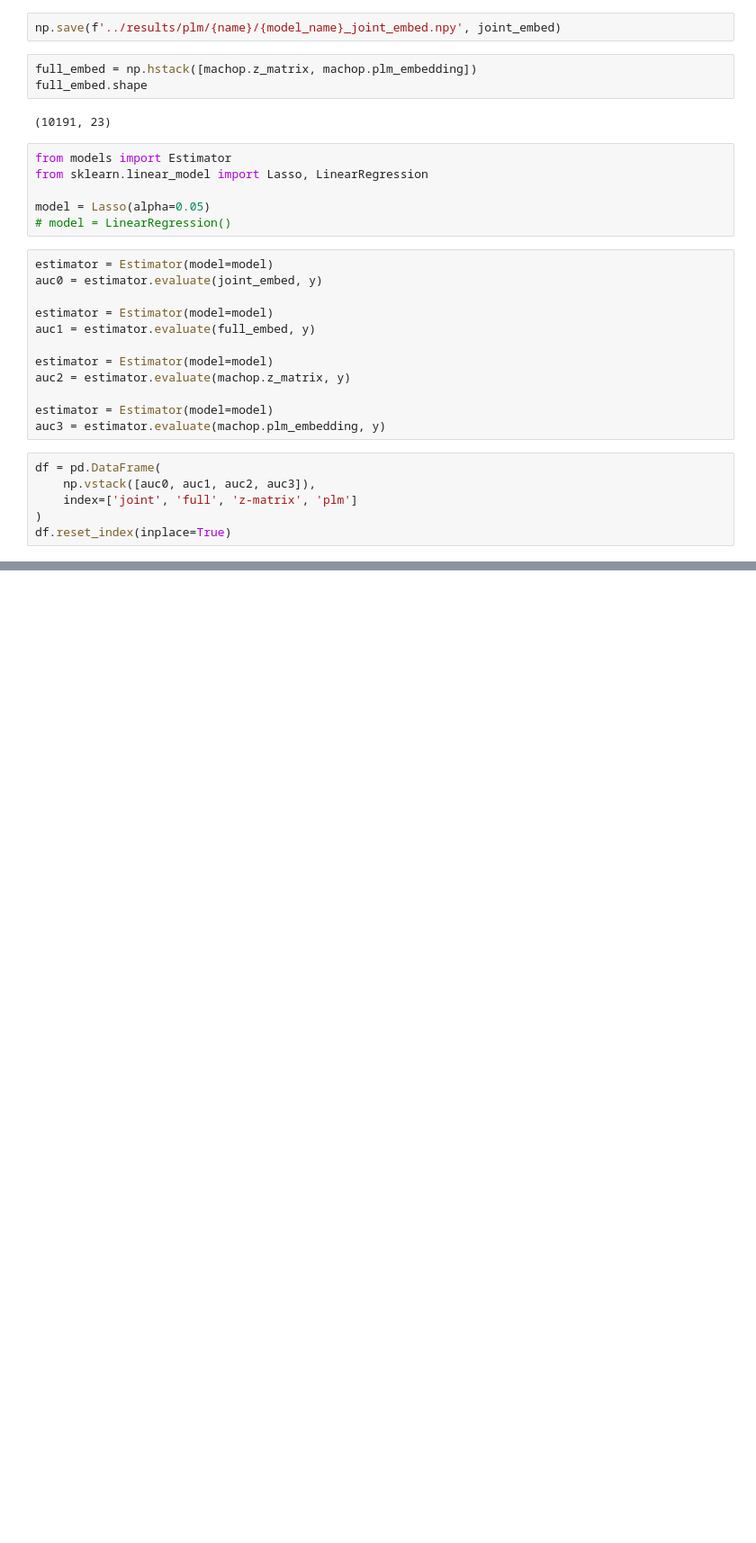
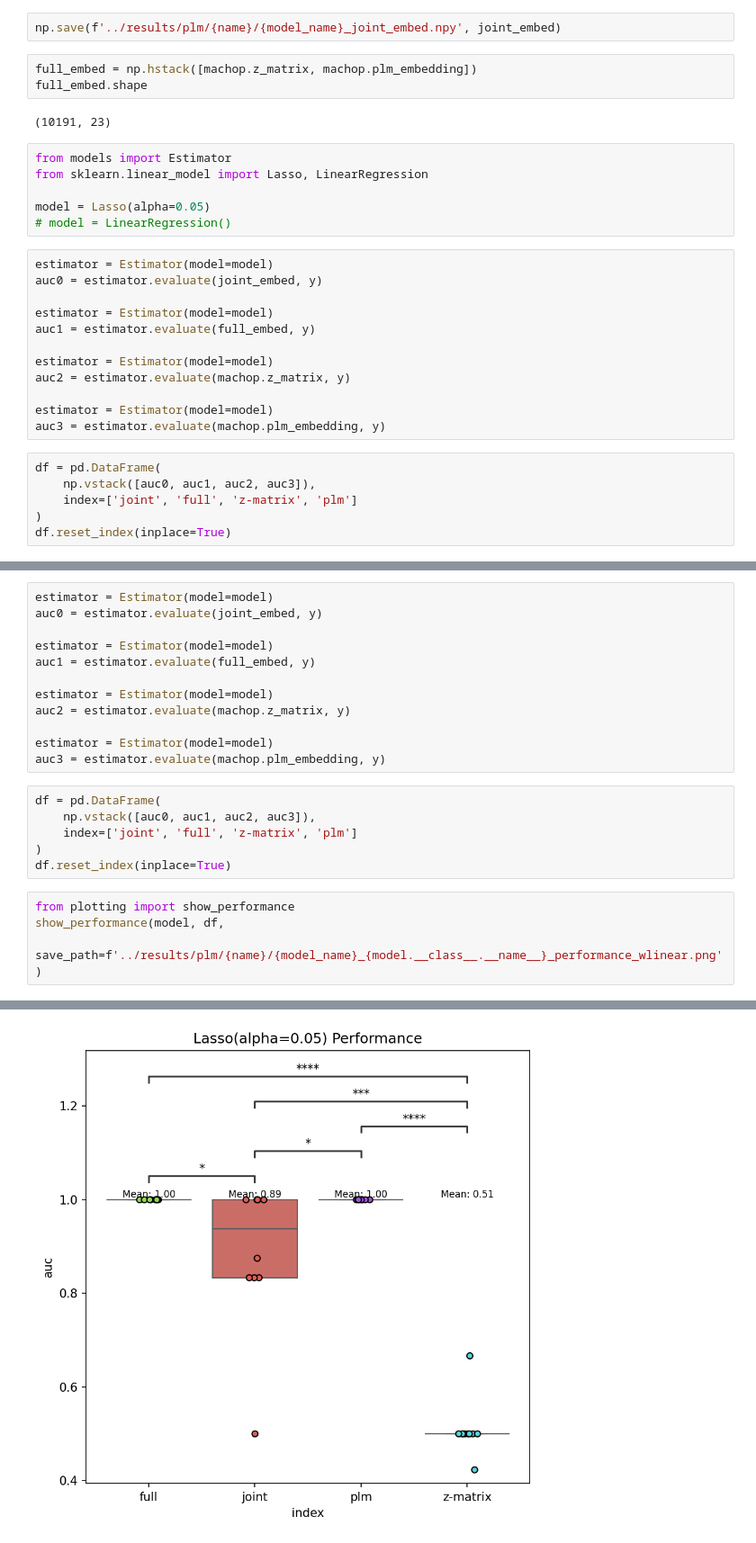
Before and after one commit to alw399/SLIDE_PLM, a Jupyter notebook: notebooks/plm.ipynb, the cells around one changed output, grey strips where cells are left out. Shown: that part at 90% size. Drawn from its saved outputs; the diff is of its cells as text; blank space fills up the shorter version.

```diff
--- a/notebooks/plm.ipynb
+++ b/notebooks/plm.ipynb
@@ -195,0 +242,23 @@ full vs. plm: Kruskal-Wallis independent samples (pairwise between groups), P_va
+# %%
+estimator = Estimator(model=model)
+auc0 = estimator.evaluate(joint_embed, y)
+
+estimator = Estimator(model=model)
+auc1 = estimator.evaluate(full_embed, y)
+
+estimator = Estimator(model=model)
+auc2 = estimator.evaluate(machop.z_matrix, y)
+
+estimator = Estimator(model=model)
+auc3 = estimator.evaluate(machop.plm_embedding, y)
+# %%
+df = pd.DataFrame(
+    np.vstack([auc0, auc1, auc2, auc3]),
+    index=['joint', 'full', 'z-matrix', 'plm']
+)
+df.reset_index(inplace=True)
+# %%
+from plotting import show_performance
+show_performance(model, df,
+                 save_path=f'../results/plm/{name}/{model_name}_{model.__class__.__name__}_performance_wlinear.png')
+# %% [output]
@@ -195,0 +277 @@ full vs. plm: Kruskal-Wallis independent samples (pairwise between groups), P_va
+[figure, added]
```
Also changed, not shown: parts of 20 cells of this notebook, 2 other files.
